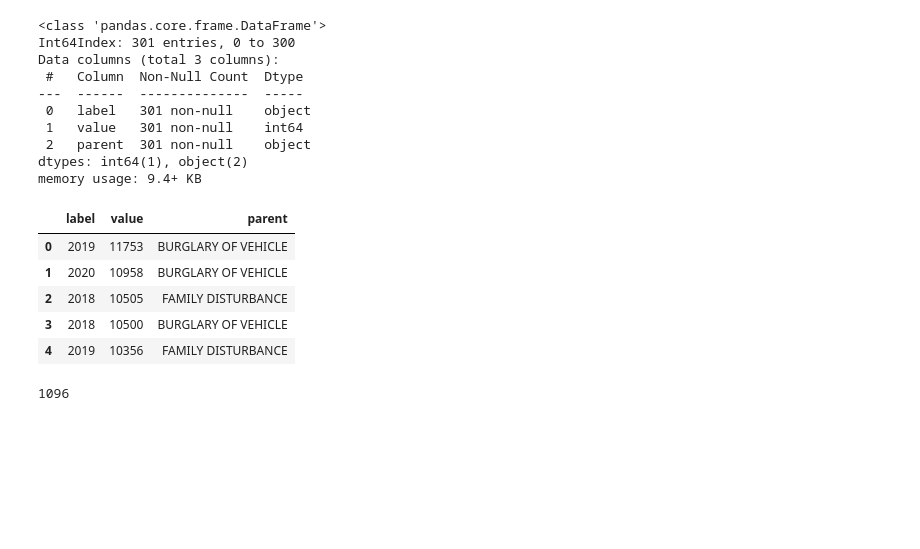
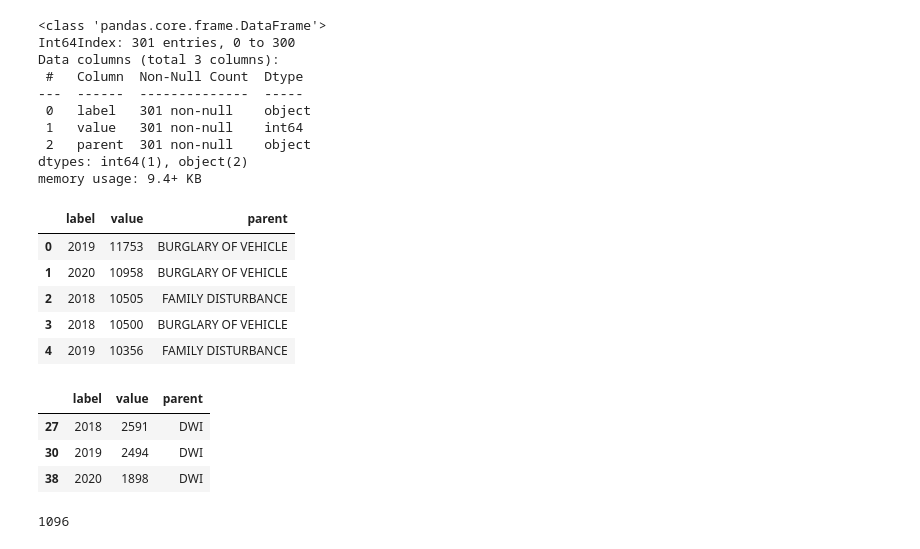
Before and after one commit to DonnieData/austin_crime_EDA, a Jupyter notebook: crime_data_EDA.ipynb, the cells around one changed output. Cells and saved outputs as stored; diff of their text form; code cells hidden in the pictures; blank space fills up the shorter version.

```diff
--- a/crime_data_EDA.ipynb
+++ b/crime_data_EDA.ipynb
@@ -235,6 +235,13 @@ year_offense_cat_count.head()
 | 2 | 2018 | 10505 | FAMILY DISTURBANCE |
 | 3 | 2018 | 10500 | BURGLARY OF VEHICLE |
 | 4 | 2019 | 10356 | FAMILY DISTURBANCE |
+# %%
+year_offense_cat_count[year_offense_cat_count['parent'] == 'DWI']
+# %% [output]
+|  | label | value | parent |
+| 27 | 2018 | 2591 | DWI |
+| 30 | 2019 | 2494 | DWI |
+| 38 | 2020 | 1898 | DWI |
 # %%
 len(offense_cat_count) + len(year_offense_cat_count)
 # %% [output]
```
Also changed, not shown: parts of 2 cells of this notebook, 4 other files.
